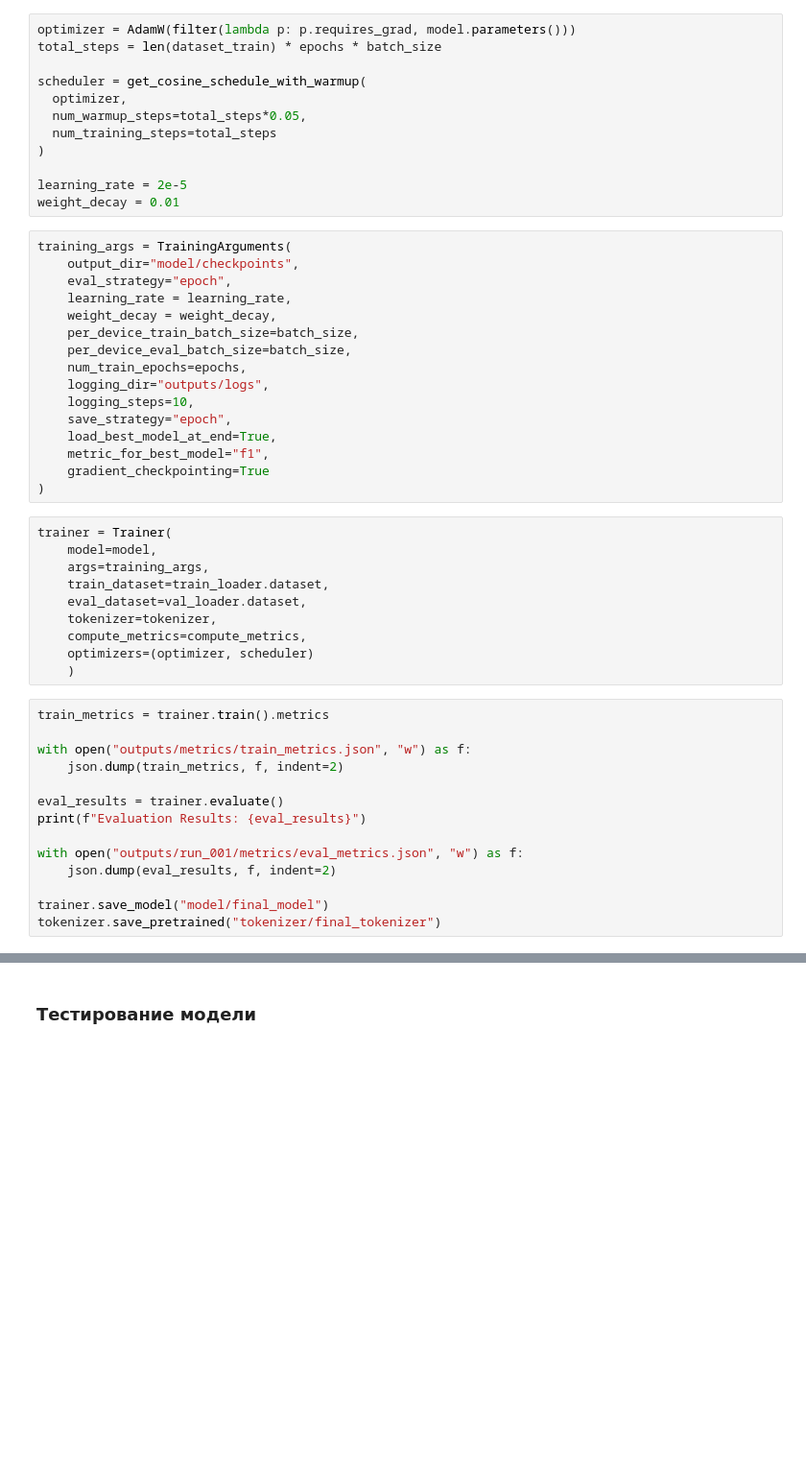
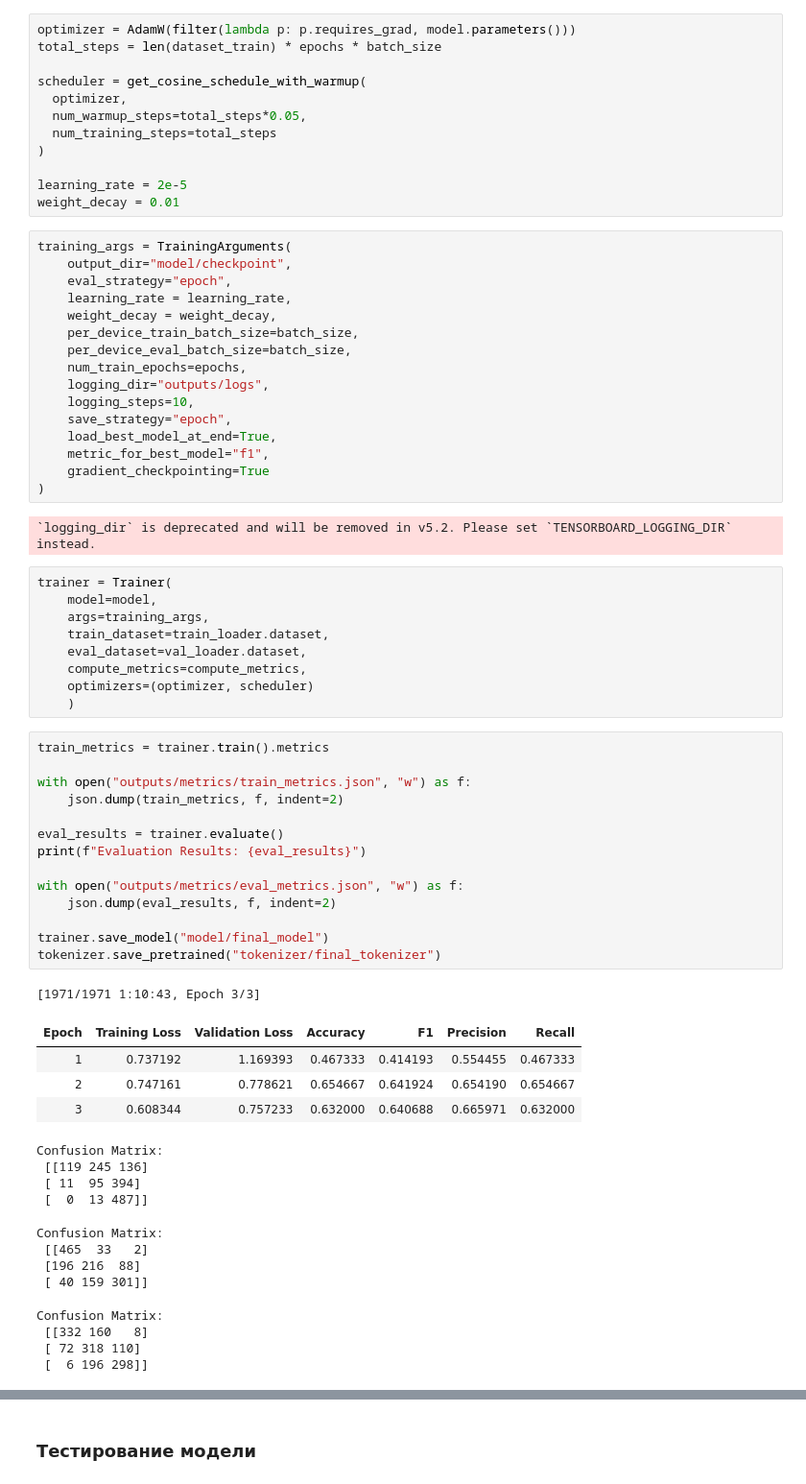
Before and after one commit to lizaolva/sentiment, a Jupyter notebook: sentiment_baseline/sentiment_baseline1.ipynb, the cells around one changed output, grey strips where cells are left out. Shown at 96% size. Cells and saved outputs as stored; diff of their text form; blank space fills up the shorter version.

```diff
--- a/sentiment_baseline/sentiment_baseline1.ipynb
+++ b/sentiment_baseline/sentiment_baseline1.ipynb
@@ -192,7 +220,7 @@ learning_rate = 2e-5
 weight_decay = 0.01
 # %%
 training_args = TrainingArguments(
-    output_dir="model/checkpoints",
+    output_dir="model/checkpoint",
     eval_strategy="epoch",
     learning_rate = learning_rate,
     weight_decay = weight_decay,
@@ -206,27 +234,46 @@ training_args = TrainingArguments(
     metric_for_best_model="f1",
     gradient_checkpointing=True
 )
+# %% [output]
+`logging_dir` is deprecated and will be removed in v5.2. Please set `TENSORBOARD_LOGGING_DIR` instead.
 # %%
 trainer = Trainer(
     model=model,
     args=training_args,
     train_dataset=train_loader.dataset,
     eval_dataset=val_loader.dataset,
-    tokenizer=tokenizer,
     compute_metrics=compute_metrics,
     optimizers=(optimizer, scheduler)
     )
 # %%
 train_metrics = trainer.train().metrics
 
 with open("outputs/metrics/train_metrics.json", "w") as f:
     json.dump(train_metrics, f, indent=2)
 
 eval_results = trainer.evaluate()
 print(f"Evaluation Results: {eval_results}")
 
-with open("outputs/run_001/metrics/eval_metrics.json", "w") as f:
+with open("outputs/metrics/eval_metrics.json", "w") as f:
     json.dump(eval_results, f, indent=2)
 
 trainer.save_model("model/final_model")
 tokenizer.save_pretrained("tokenizer/final_tokenizer")
+# %% [output]
+[1971/1971 1:10:43, Epoch 3/3]
+| Epoch | Training Loss | Validation Loss | Accuracy | F1 | Precision | Recall |
+| 1 | 0.737192 | 1.169393 | 0.467333 | 0.414193 | 0.554455 | 0.467333 |
+| 2 | 0.747161 | 0.778621 | 0.654667 | 0.641924 | 0.654190 | 0.654667 |
+| 3 | 0.608344 | 0.757233 | 0.632000 | 0.640688 | 0.665971 | 0.632000 |
+Confusion Matrix:
+ [[119 245 136]
+ [ 11  95 394]
+ [  0  13 487]]
+Confusion Matrix:
+ [[465  33   2]
+ [196 216  88]
+ [ 40 159 301]]
+Confusion Matrix:
+ [[332 160   8]
+ [ 72 318 110]
+ [  6 196 298]]
```
Also changed, not shown: parts of 3 cells of this notebook.
